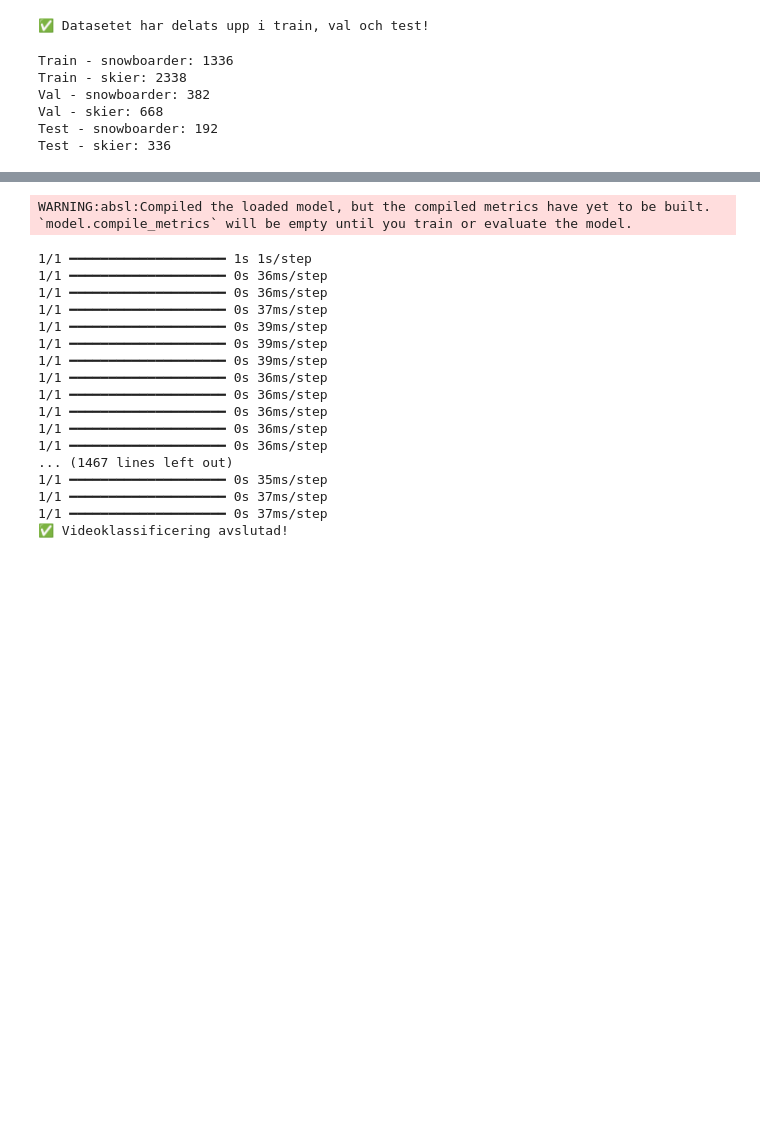
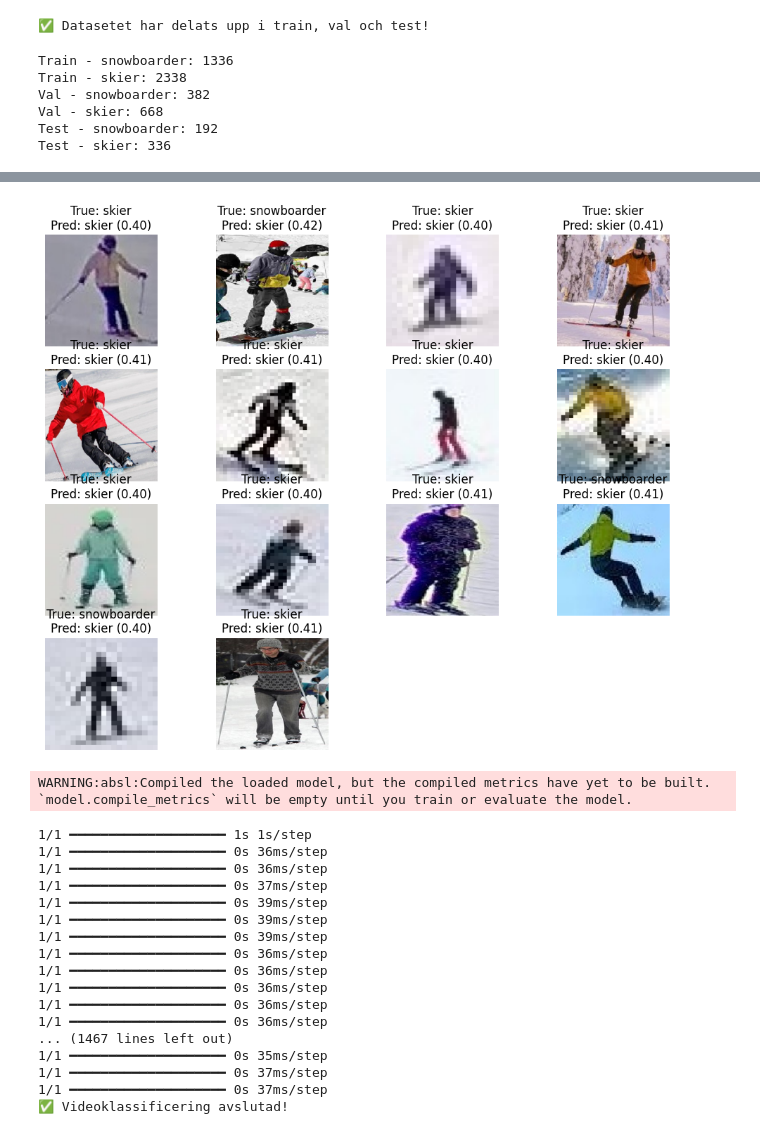
Before and after one commit to Ranzz02/cv-25-project, a Jupyter notebook: classifier.ipynb, the cells around one changed output, grey strips where cells are left out. Saved outputs shown, nothing was run; the diff lists cells and outputs as text; code cells hidden in the pictures; blank space fills up the shorter version.

```diff
--- a/classifier.ipynb
+++ b/classifier.ipynb
@@ -256,0 +279,56 @@ WARNING:absl:You are saving your model as an HDF5 file via `model.save()` or `ke
+# %%
+import numpy as np
+from tensorflow.keras.preprocessing import image
+import matplotlib.pyplot as plt
+
+# Skapa en funktion för att göra förutsägelser och visa bilder
+def test_sample_images(test_generator, model, num_images=10):
+    # Hämta batchar av bilder från testgeneratorn
+    class_names = test_generator.class_indices
+    class_names = {v: k for k, v in class_names.items()}  # Byt klassindex till klassnamn
+    class_0, class_1 = list(class_names.values())
+
+    # Skapa en lista för att lagra bilder och förutsägelser
+    test_images = []
+    test_labels = []
+    predictions = []
+
+    for i, (images, labels) in enumerate(test_generator):
+        if i >= num_images // 2:
+            break
+
+        # För varje klass (första klassen: 0, andra klassen: 1)
+        for j in range(images.shape[0]):
+            image_input = np.expand_dims(images[j], axis=0)  # Lägg till batch-dimensionen
+            pred = model.predict(image_input)  # Gör en förutsägelse
+
+            # Lägg till bilden, etiketten och förutsägelsen i listorna
+            test_images.append(images[j])
+            test_labels.append(labels[j])
+            predictions.append(pred[0][0])
+
+            # Avsluta när vi har samlat tillräckligt med bilder från denna klass
+            if len(test_images) >= num_images:
+                break
+
+    # Visa de 10 bilderna med förutsägelser
+    plt.figure(figsize=(12, 12))
+    for i in range(len(test_images)):
+        plt.subplot(5, 4, i+1)
+        img = test_images[i]
+        label = test_labels[i]
+        pred = predictions[i]
+
+        # Konvertera förutsägelsen till 0 eller 1
+        pred_class = class_1 if pred >= 0.5 else class_0
+
+        # Visa bilden med etikett och förutsägelse
+        plt.imshow(img)
+        plt.title(f"True: {class_1 if label == 1 else class_0}\nPred: {pred_class} ({pred:.2f})")
+        plt.axis("off")
+
+    plt.show()
+
+# Använd funktionen för att testa och visa bilder
+test_sample_images(test_generator, model, num_images=10)
+# %% [output]
@@ -257,3 +349,4 @@ WARNING:absl:You are saving your model as an HDF5 file via `model.save()` or `ke
+[figure, added]
 # %%
 import cv2
 import numpy as np
```
Also changed, not shown: parts of 4 cells of this notebook.
